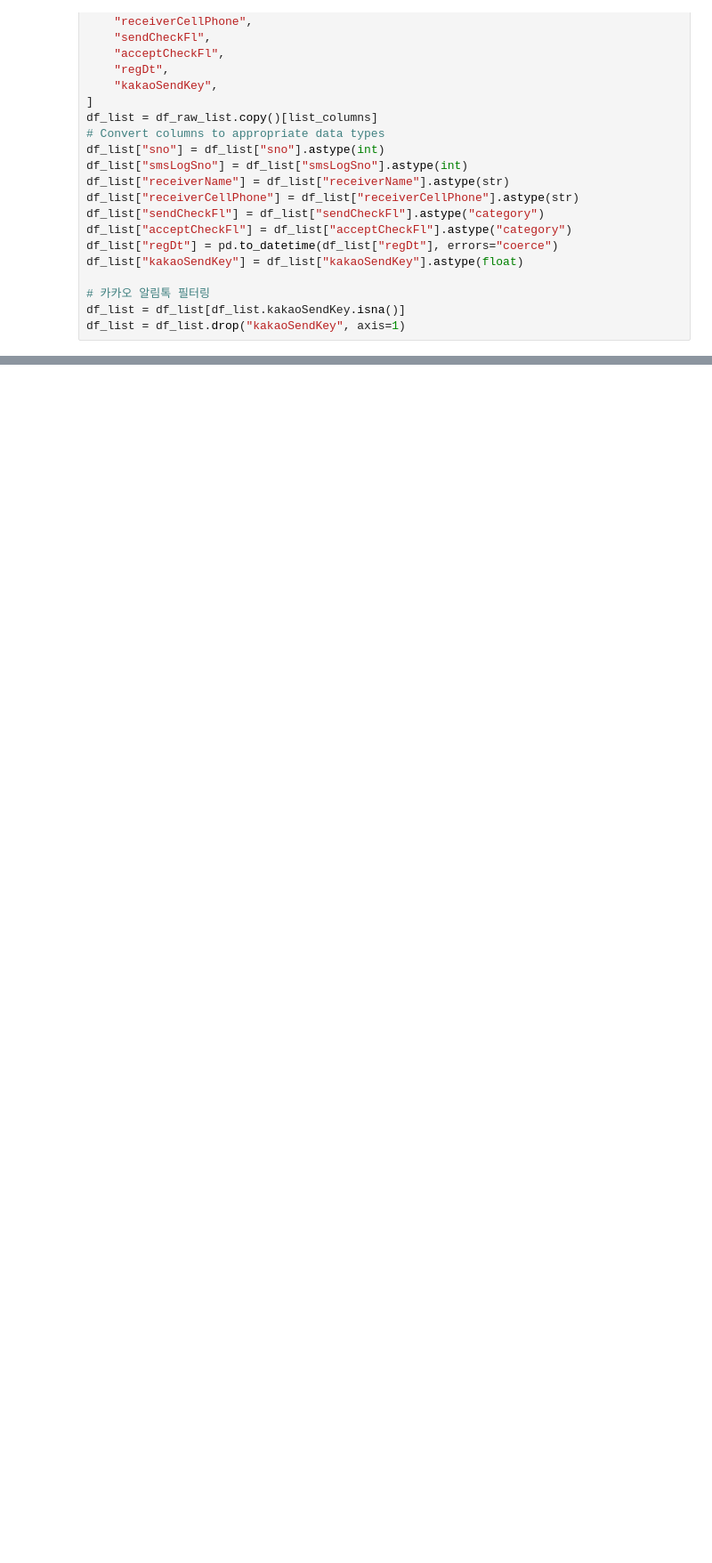
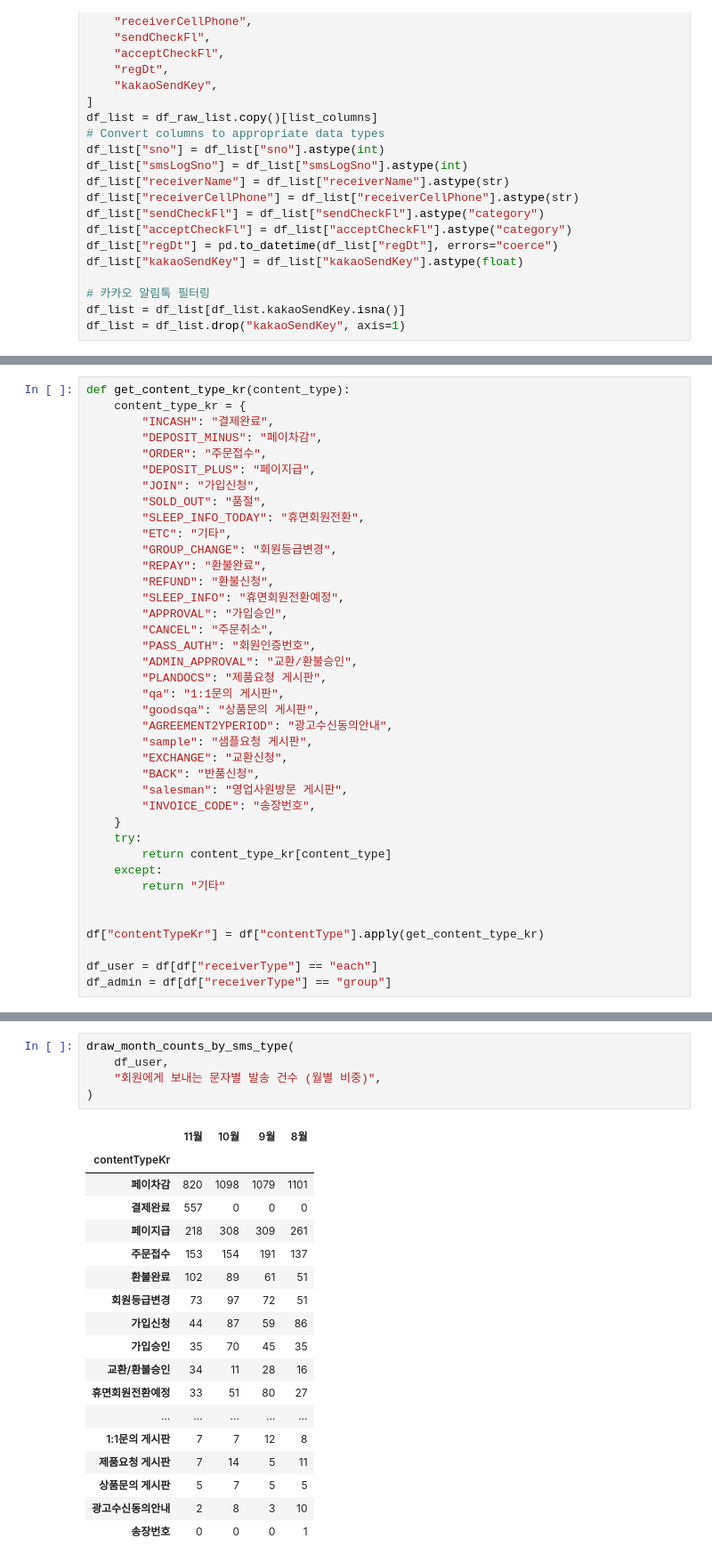
Before and after one commit to plandocs-it/pd-data-analysis, a Jupyter notebook: 241114_SMS발송통계_visualization.ipynb, the cells around one changed output, grey strips where cells are left out. Shown at 89% size. Saved outputs shown, nothing was run; the diff lists cells and outputs as text; blank space fills up the shorter version.

```diff
--- a/241114_SMS발송통계_visualization.ipynb
+++ b/241114_SMS발송통계_visualization.ipynb
@@ -121,0 +137,39 @@ df_merged
+# %%
+def get_content_type_kr(content_type):
+    content_type_kr = {
+        "INCASH": "결제완료",
+        "DEPOSIT_MINUS": "페이차감",
+        "ORDER": "주문접수",
+        "DEPOSIT_PLUS": "페이지급",
+        "JOIN": "가입신청",
+        "SOLD_OUT": "품절",
+        "SLEEP_INFO_TODAY": "휴면회원전환",
+        "ETC": "기타",
+        "GROUP_CHANGE": "회원등급변경",
+        "REPAY": "환불완료",
+        "REFUND": "환불신청",
+        "SLEEP_INFO": "휴면회원전환예정",
+        "APPROVAL": "가입승인",
+        "CANCEL": "주문취소",
+        "PASS_AUTH": "회원인증번호",
+        "ADMIN_APPROVAL": "교환/환불승인",
+        "PLANDOCS": "제품요청 게시판",
+        "qa": "1:1문의 게시판",
+        "goodsqa": "상품문의 게시판",
+        "AGREEMENT2YPERIOD": "광고수신동의안내",
+        "sample": "샘플요청 게시판",
+        "EXCHANGE": "교환신청",
+        "BACK": "반품신청",
+        "salesman": "영업사원방문 게시판",
+        "INVOICE_CODE": "송장번호",
+    }
+    try:
+        return content_type_kr[content_type]
+    except:
+        return "기타"
+
+
+df["contentTypeKr"] = df["contentType"].apply(get_content_type_kr)
+
+df_user = df[df["receiverType"] == "each"]
+df_admin = df[df["receiverType"] == "group"]
@@ -121,0 +243,24 @@ df_merged
+# %%
+draw_month_counts_by_sms_type(
+    df_user,
+    "회원에게 보내는 문자별 발송 건수 (월별 비중)",
+)
+# %% [output]
+|  | 11월 | 10월 | 9월 | 8월 |
+| contentTypeKr |  |  |  |  |
+| 페이차감 | 820 | 1098 | 1079 | 1101 |
+| 결제완료 | 557 | 0 | 0 | 0 |
+| 페이지급 | 218 | 308 | 309 | 261 |
+| 주문접수 | 153 | 154 | 191 | 137 |
+| 환불완료 | 102 | 89 | 61 | 51 |
+| 회원등급변경 | 73 | 97 | 72 | 51 |
+| 가입신청 | 44 | 87 | 59 | 86 |
+| 가입승인 | 35 | 70 | 45 | 35 |
+| 교환/환불승인 | 34 | 11 | 28 | 16 |
+| 휴면회원전환예정 | 33 | 51 | 80 | 27 |
+| ... | ... | ... | ... | ... |
+| 1:1문의 게시판 | 7 | 7 | 12 | 8 |
+| 제품요청 게시판 | 7 | 14 | 5 | 11 |
+| 상품문의 게시판 | 5 | 7 | 5 | 5 |
+| 광고수신동의안내 | 2 | 8 | 3 | 10 |
+| 송장번호 | 0 | 0 | 0 | 1 |
```
Also changed, not shown: parts of 33 cells of this notebook, 2 other files.
